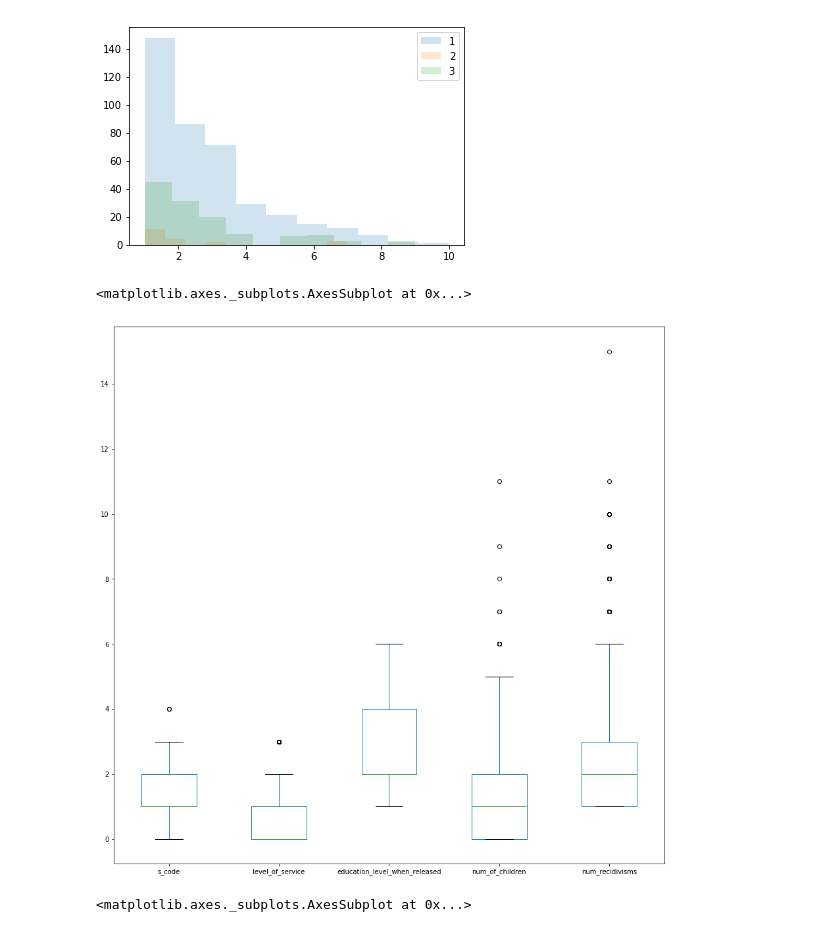
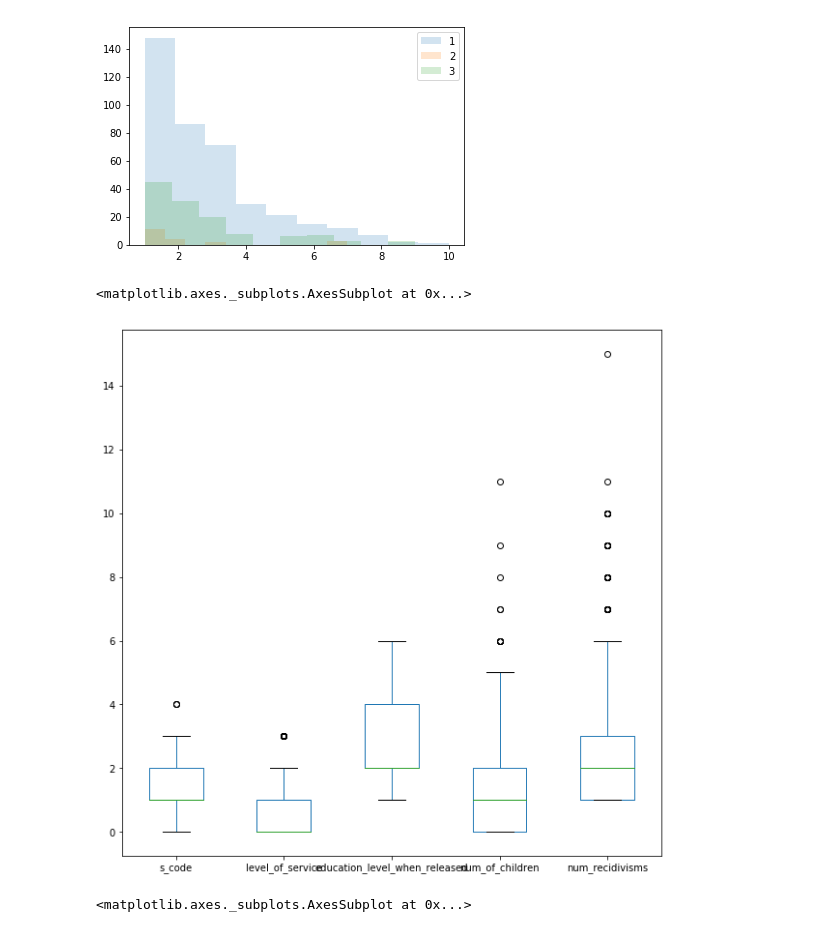
Before and after one commit to rnjeri/algorithmic_bias, a Jupyter notebook: EDA.ipynb, the cells around one changed output. Drawn from its saved outputs; the diff is of its cells as text; code cells hidden in the pictures.

```diff
--- a/EDA.ipynb
+++ b/EDA.ipynb
@@ -95,10 +96,10 @@ ax.legend()
 <matplotlib.legend.Legend at 0x...>
 [figure]
 # %%
-clean_df.plot(kind='box', figsize=(15,15))
+clean_df.plot(kind='box', figsize=(10,10))
 # %% [output]
 <matplotlib.axes._subplots.AxesSubplot at 0x...>
-[figure, old version]
+[figure, new version]
 # %%
 clean_df.plot(bins=25, alpha=0.2, kind='hist', figsize = (10,10))
 # %% [output]
```
Also changed, not shown: parts of 10 cells of this notebook.
